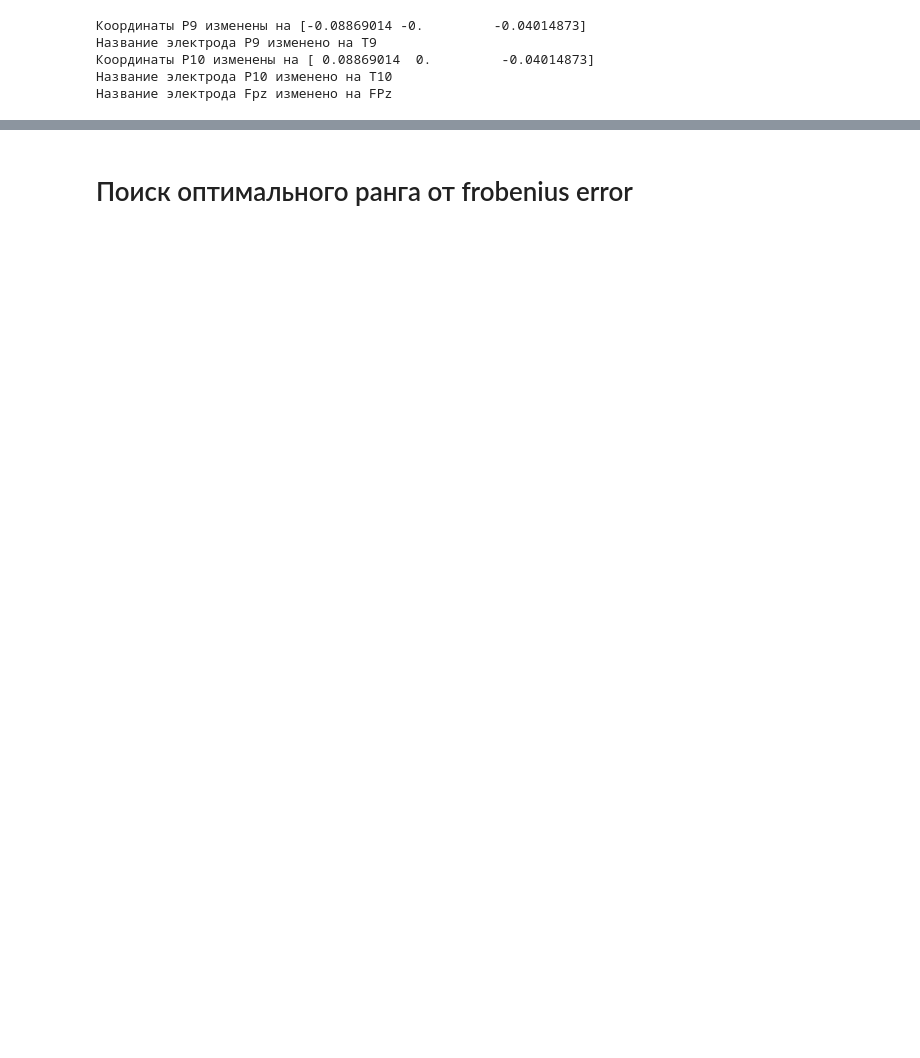
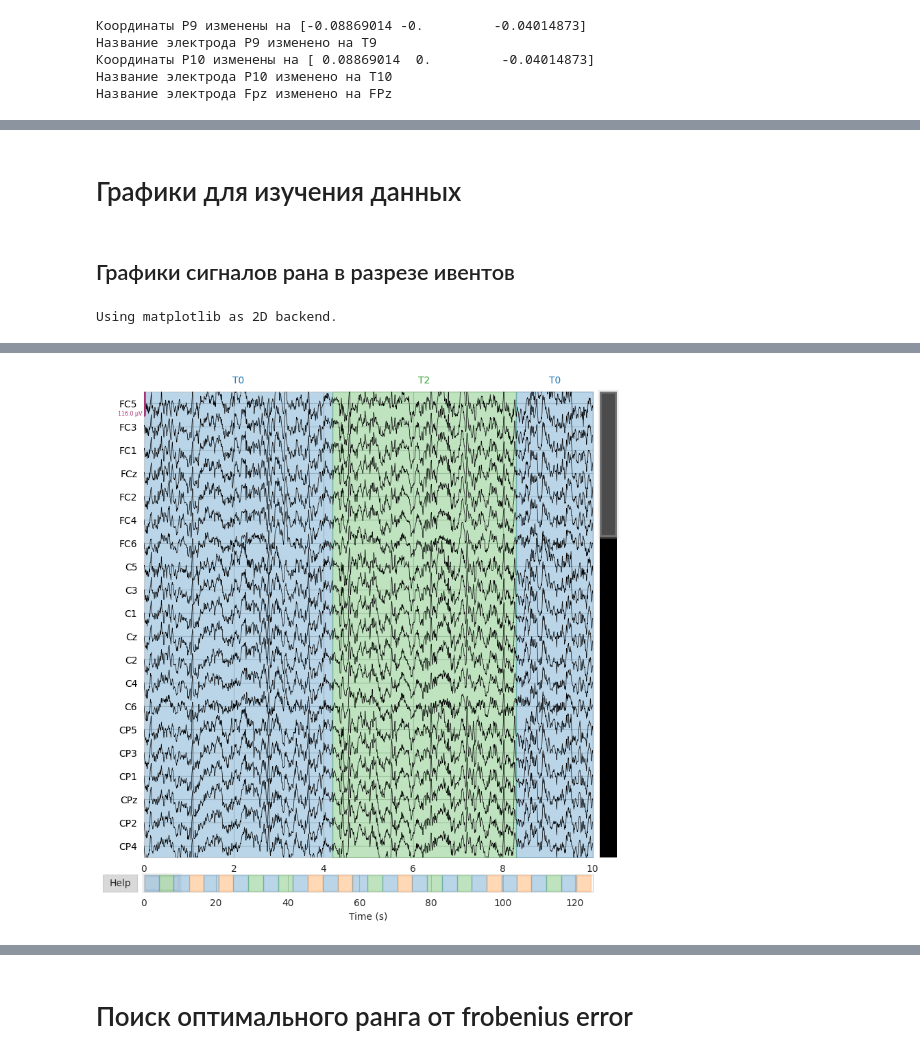
Before and after one commit to Innopolis-tensor-compression/tensor-compression-methods, a Jupyter notebook: experiments/EEG_2.ipynb, the cells around one changed output, grey strips where cells are left out. Saved outputs shown, nothing was run; the diff lists cells and outputs as text; code cells hidden in the pictures; blank space fills up the shorter version.

```diff
--- a/experiments/EEG_2.ipynb
+++ b/experiments/EEG_2.ipynb
@@ -196,0 +386,8 @@ for raw_list_by_runs in eeg_raw_list.values():
+# %% [markdown]
+# Графики для изучения данных
+# %% [markdown]
+## Графики сигналов рана в разрезе ивентов
+# %%
+eeg_raw_list[1][3].plot(scalings="auto", show=False, block=False)
+# %% [output]
+Using matplotlib as 2D backend.
@@ -196,0 +396 @@ for raw_list_by_runs in eeg_raw_list.values():
+[figure, added]
```
Also changed, not shown: parts of 92 cells of this notebook.
